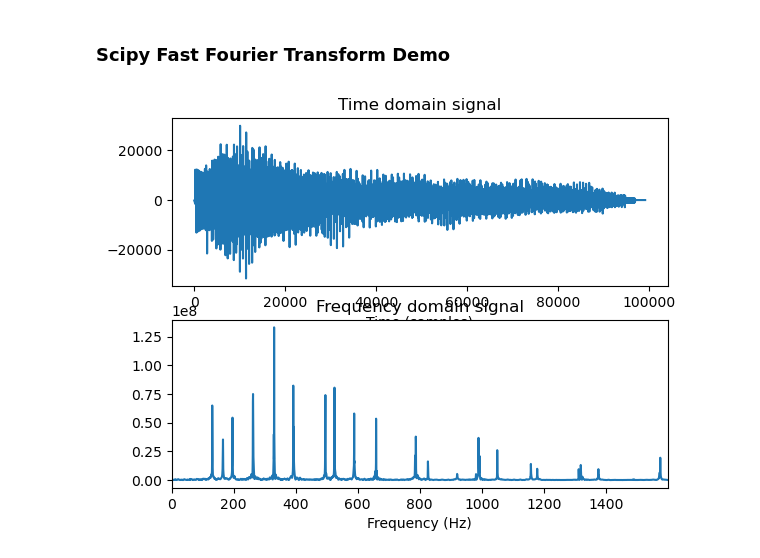
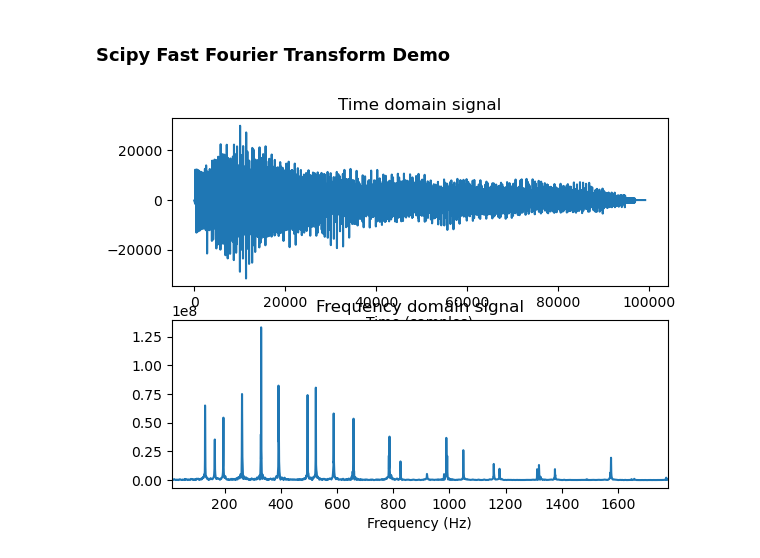
Before and after one commit to Foxylj/EE541_Project, a Jupyter notebook: Project_SVM.ipynb, the cells around one changed output. Cells and saved outputs as stored; diff of their text form; code cells hidden in the pictures.

```diff
--- a/Project_SVM.ipynb
+++ b/Project_SVM.ipynb
@@ -16,33 +16,34 @@ rate, data = wavfile.read('Audio_Files\Major\Major_0.wav')
 # Get the length of the audio data
 n = len(data)
 
 # Calculate the FFT of the audio data
 fft_data = fft(data)
 
 # Calculate the frequency range of the FFT
 freqs = fftfreq(n, 1/rate)
 
 # Find the indices of the maximum values in the FFT
 max_indices = np.argmax(np.abs(fft_data))
 
 # Zoom in on the area of spikes in the frequency domain plot
-start_index = 0
-end_index = 3600
+# The fundamental frequencies for the notes on a piano range from 27.5 Hz to 4186 Hz
+start_index = 27
+end_index = 4000
 freqs = freqs[start_index:end_index]
 fft_data = fft_data[start_index:end_index]
 
 # Plot the time domain and frequency domain signals
 plt.subplot(2, 1, 1)
 plt.plot(data)
 plt.xlabel('Time (samples)')
 plt.title('Time domain signal')
 
 plt.subplot(2, 1, 2)
 plt.plot(freqs, np.abs(fft_data))
 plt.xlabel('Frequency (Hz)')
 plt.title('Frequency domain signal')
 plt.xlim(freqs[0], freqs[-1])
 
 plt.show()
 # %% [output]
-[figure, old version]
+[figure, new version]
```
Also changed, not shown: parts of 1 cell of this notebook.
